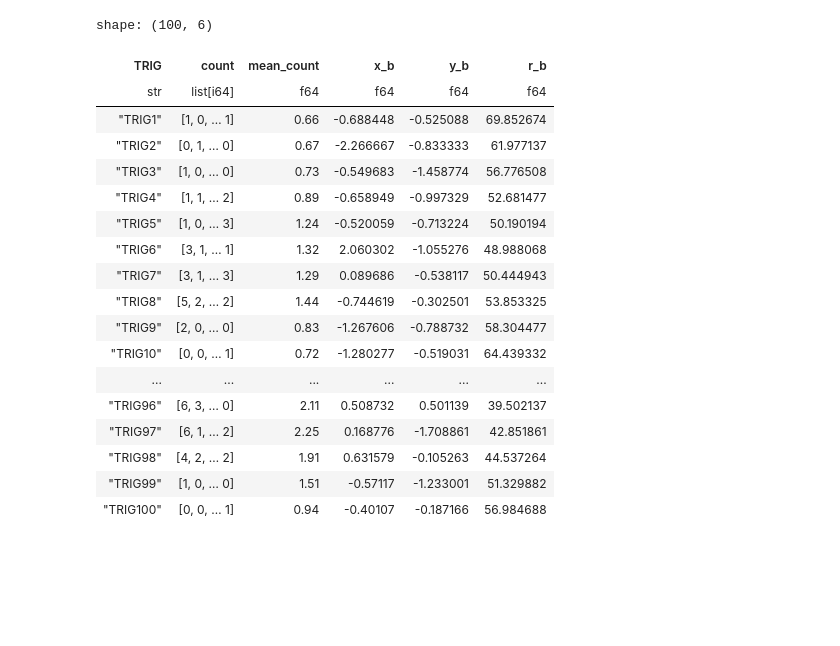
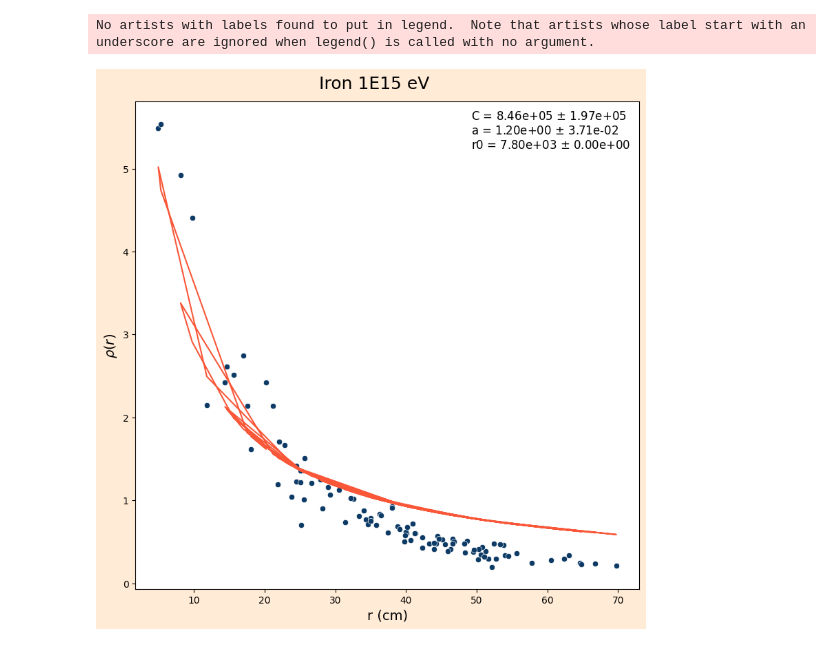
Before and after one commit to lucas-orfei/mestrado, a Jupyter notebook: array_10x10.ipynb, the cells around one changed output. Saved outputs shown, nothing was run; the diff lists cells and outputs as text; code cells hidden in the pictures; blank space fills up the shorter version.

```diff
--- a/array_10x10.ipynb
+++ b/array_10x10.ipynb
@@ -211,24 +214,51 @@ df3 = df2.with_columns(
     pl.Series(name='y_b', values=y_b),
     pl.Series(name='r_b', values=r_b)
 )
-df3
+
+df3 = df3.drop('count')
+df3.write_csv('array_dat/' + arquivo + '_fdl.csv', separator= '\t', has_header= False)
-# %% [output]
-shape: (100, 6)
-| TRIG | count | mean_count | x_b | y_b | r_b |
-| str | list[i64] | f64 | f64 | f64 | f64 |
-| "TRIG1" | [1, 0, … 1] | 0.66 | -0.688448 | -0.525088 | 69.852674 |
-| "TRIG2" | [0, 1, … 0] | 0.67 | -2.266667 | -0.833333 | 61.977137 |
-| "TRIG3" | [1, 0, … 0] | 0.73 | -0.549683 | -1.458774 | 56.776508 |
-| "TRIG4" | [1, 1, … 2] | 0.89 | -0.658949 | -0.997329 | 52.681477 |
-| "TRIG5" | [1, 0, … 3] | 1.24 | -0.520059 | -0.713224 | 50.190194 |
-| "TRIG6" | [3, 1, … 1] | 1.32 | 2.060302 | -1.055276 | 48.988068 |
-| "TRIG7" | [3, 1, … 3] | 1.29 | 0.089686 | -0.538117 | 50.444943 |
-| "TRIG8" | [5, 2, … 2] | 1.44 | -0.744619 | -0.302501 | 53.853325 |
-| "TRIG9" | [2, 0, … 0] | 0.83 | -1.267606 | -0.788732 | 58.304477 |
-| "TRIG10" | [0, 0, … 1] | 0.72 | -1.280277 | -0.519031 | 64.439332 |
-| ... | ... | ... | ... | ... | ... |
-| "TRIG96" | [6, 3, … 0] | 2.11 | 0.508732 | 0.501139 | 39.502137 |
-| "TRIG97" | [6, 1, … 2] | 2.25 | 0.168776 | -1.708861 | 42.851861 |
-| "TRIG98" | [4, 2, … 2] | 1.91 | 0.631579 | -0.105263 | 44.537264 |
-| "TRIG99" | [1, 0, … 0] | 1.51 | -0.57117 | -1.233001 | 51.329882 |
-| "TRIG100" | [0, 0, … 1] | 0.94 | -0.40107 | -0.187166 | 56.984688 |
+# %%
+# Essa modelagem não está certa!
+from scipy.optimize import curve_fit
+fig, ax = plt.subplots(1, 1, figsize = (8, 8), facecolor = '#FFEBD6')
+fig.suptitle(str(name) + ' eV', size = 18)
+sns.scatterplot(x = r_b, y = df2['mean_count'], ax = ax, color = '#0D3B66')
+fig.tight_layout()
+
+ax.set_xlabel('r (cm)', size = 14)
+ax.set_ylabel(r'$\rho(r)$', size = 14)
+
+#ax.set_xlim(xmin=0)
+#ax.set_ylim(ymin=0)
+r_b = np.array(r_b)
+
+r0 = 7800
+p0 = (1000,1.334)
+def f_model(x, c, s):
+    # Verificação para evitar overflow
+    with np.errstate(over='ignore'):
+        return ((c / r0**2) * (x / r0)**(s-2) * (1 + x / r0)**(s-4.5))
+
+popt, pcov = curve_fit(
+    f=f_model,
+    xdata=r_b,
+    ydata=df2['mean_count'],
+    p0=p0,
+    bounds = ([0, 1.2], [np.inf, 2.2])
+)
+c_opt, s_opt = popt
+inc = np.sqrt(np.diag(pcov))
+
+y = f_model(r_b, c_opt, s_opt)
+
+plt.plot(r_b, y, color='#F95738')
+
+ax.legend(title='C = {:.2e} $\pm$ {:.2e}\na = {:.2e} $\pm$ {:.2e}\nr0 = {:.2e} $\pm$ {:.2e}'
+          .format(c_opt, inc[0], s_opt, inc[1], r0, 0),  # r0 é constante aqui, então a incerteza é zero
+          title_fontsize=12, facecolor='white', frameon=False)
+
+# plt.savefig('plots/fit_' + str(arquivo) + '.png', bbox_inches='tight')
+plt.show()
+# %% [output]
+No artists with labels found to put in legend.  Note that artists whose label start with an underscore are ignored when legend() is called with no argument.
+[figure, added]
```
Also changed, not shown: parts of 8 cells of this notebook.
